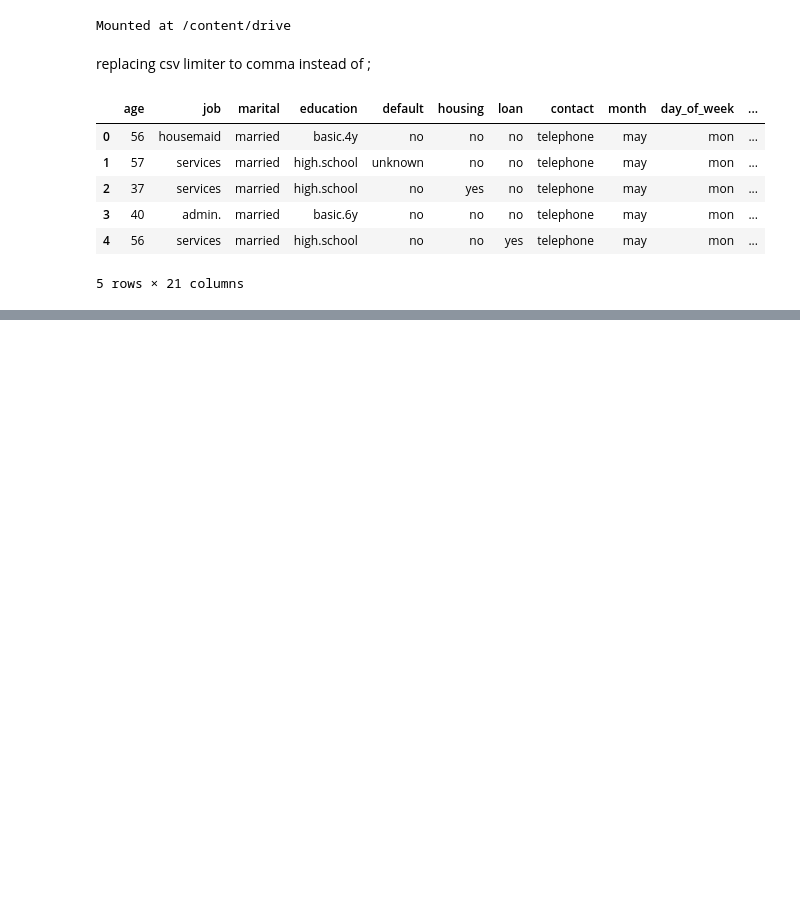
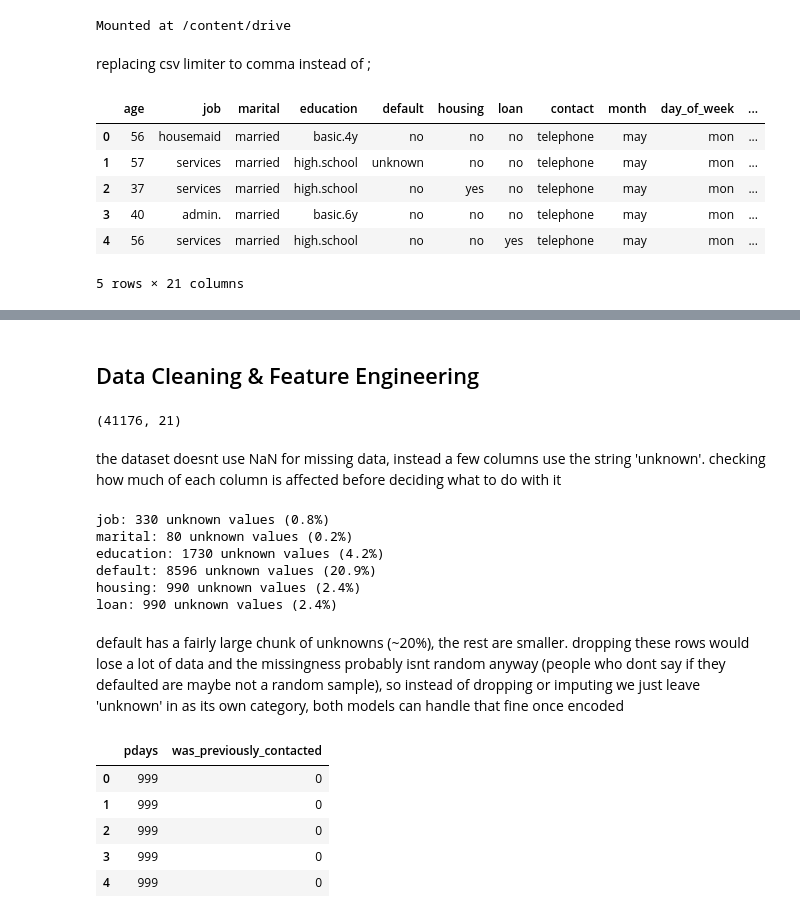
Before and after one commit to cuboidalstudios/ML_REF_DEF, a Jupyter notebook: Machine_Learning_REFDEF.ipynb, the cells around one changed output, grey strips where cells are left out. Cells and saved outputs as stored; diff of their text form; code cells hidden in the pictures; blank space fills up the shorter version.

Commit message:
Data Cleaning & Feature Engineering

```diff
--- a/Machine_Learning_REFDEF.ipynb
+++ b/Machine_Learning_REFDEF.ipynb
@@ -45,0 +90,41 @@ df.head()
+# %% [markdown]
+## Data Cleaning & Feature Engineering
+# %%
+df = df.drop_duplicates()
+df.shape
+# %% [output]
+(41176, 21)
+# %% [markdown]
+the dataset doesnt use NaN for missing data, instead a few columns use the string 'unknown'.
+checking how much of each column is affected before deciding what to do with it
+# %%
+cat_cols = df.select_dtypes(include='object').columns.drop('y')
+
+for col in cat_cols:
+    n_unknown = (df[col] == 'unknown').sum()
+    if n_unknown > 0:
+        print(f"{col}: {n_unknown} unknown values ({n_unknown/len(df)*100:.1f}%)")
+# %% [output]
+job: 330 unknown values (0.8%)
+marital: 80 unknown values (0.2%)
+education: 1730 unknown values (4.2%)
+default: 8596 unknown values (20.9%)
+housing: 990 unknown values (2.4%)
+loan: 990 unknown values (2.4%)
+# %% [markdown]
+default has a fairly large chunk of unknowns (~20%), the rest are smaller. dropping these rows would lose
+a lot of data and the missingness probably isnt random anyway (people who dont say if they defaulted are
+maybe not a random sample), so instead of dropping or imputing we just leave 'unknown' in as its own
+category, both models can handle that fine once encoded
+# %%
+# pdays uses 999 to mean 'client was never contacted before', if we leave that as-is a model
+# would treat 999 as some huge numeric distance instead of a flag, so we pull it out into its own column
+df['was_previously_contacted'] = (df['pdays'] != 999).astype(int)
+df[['pdays', 'was_previously_contacted']].head()
+# %% [output]
+|  | pdays | was_previously_contacted |
+| 0 | 999 | 0 |
+| 1 | 999 | 0 |
+| 2 | 999 | 0 |
+| 3 | 999 | 0 |
+| 4 | 999 | 0 |
```
Also changed, not shown: parts of 3 cells of this notebook.
